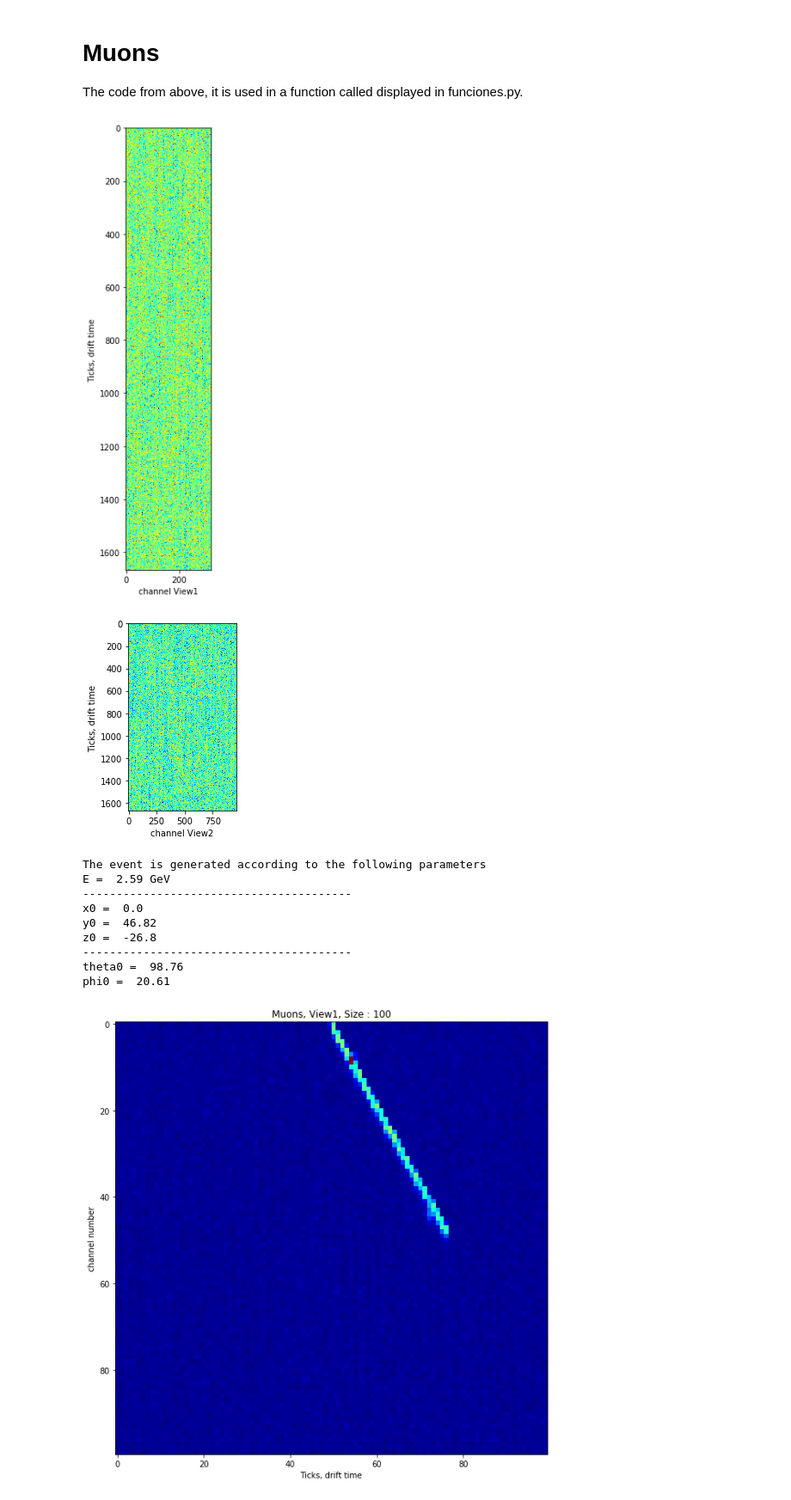
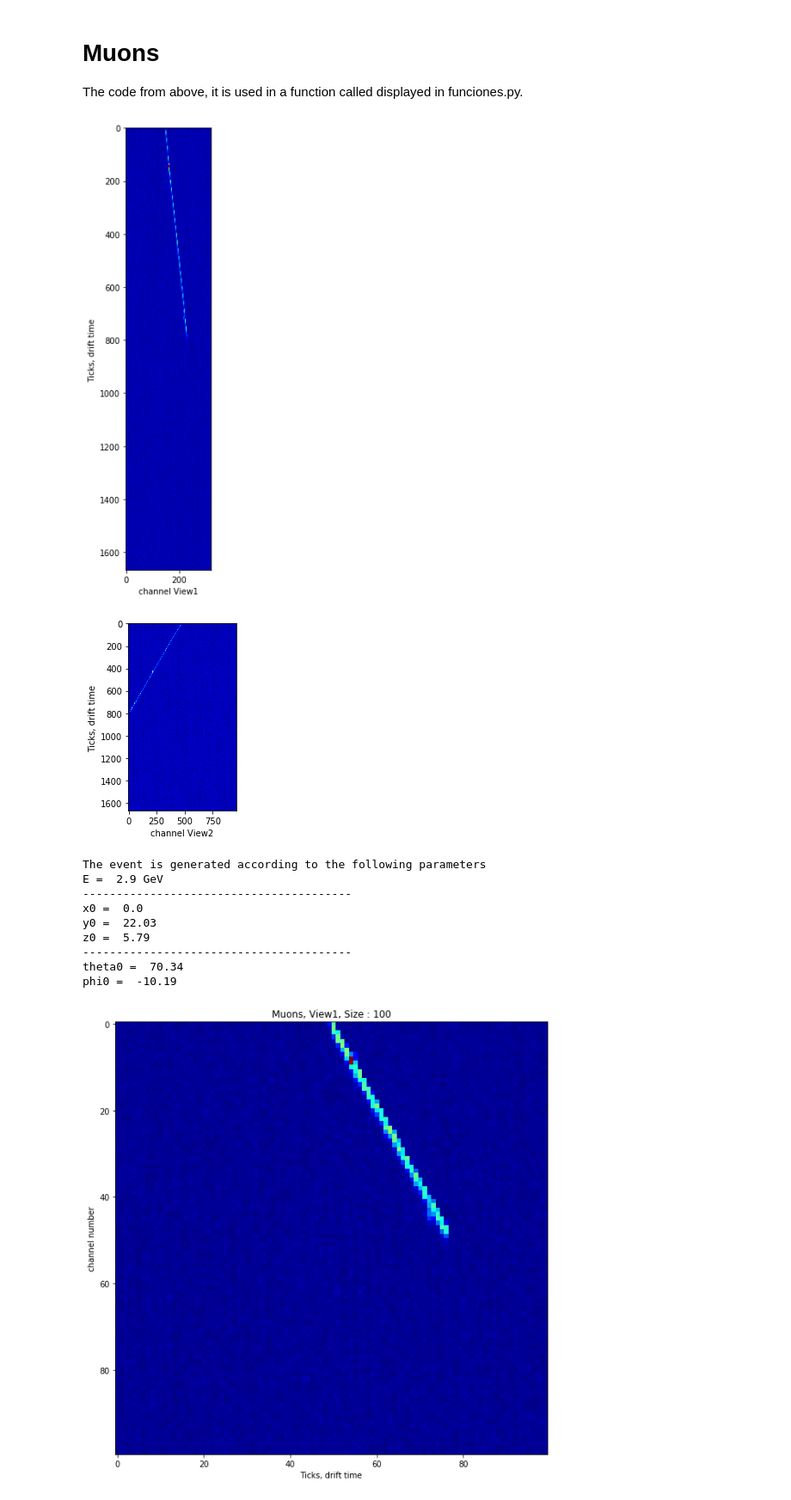
Before and after one commit to Ssciences/DeepNeutrino, a Jupyter notebook: Preliminaries.ipynb, the cells around one changed output. Shown at 86% size. Saved outputs shown, nothing was run; the diff lists cells and outputs as text; code cells hidden in the pictures.

```diff
--- a/Preliminaries.ipynb
+++ b/Preliminaries.ipynb
@@ -596,19 +596,19 @@ def display(Event = 0,save = False):
     ## return the two images as numpy arrays
     return v1, v2
 # %%
-v1,v2 = display(49)
+v1,v2 = display()
 # %% [output]
-[figure, old version]
+[figure, new version]
-[figure, old version]
+[figure, new version]
 The event is generated according to the following parameters
-E =  2.59 GeV
+E =  2.9 GeV
 ----------------------------------------
 x0 =  0.0
-y0 =  46.82
-z0 =  -26.8
+y0 =  22.03
+z0 =  5.79
 ----------------------------------------
-theta0 =  98.76
-phi0 =  20.61
+theta0 =  70.34
+phi0 =  -10.19
 # %%
 for i in range(1,4):
     v1red=maxpool(v1,100*i,100*i)
```
